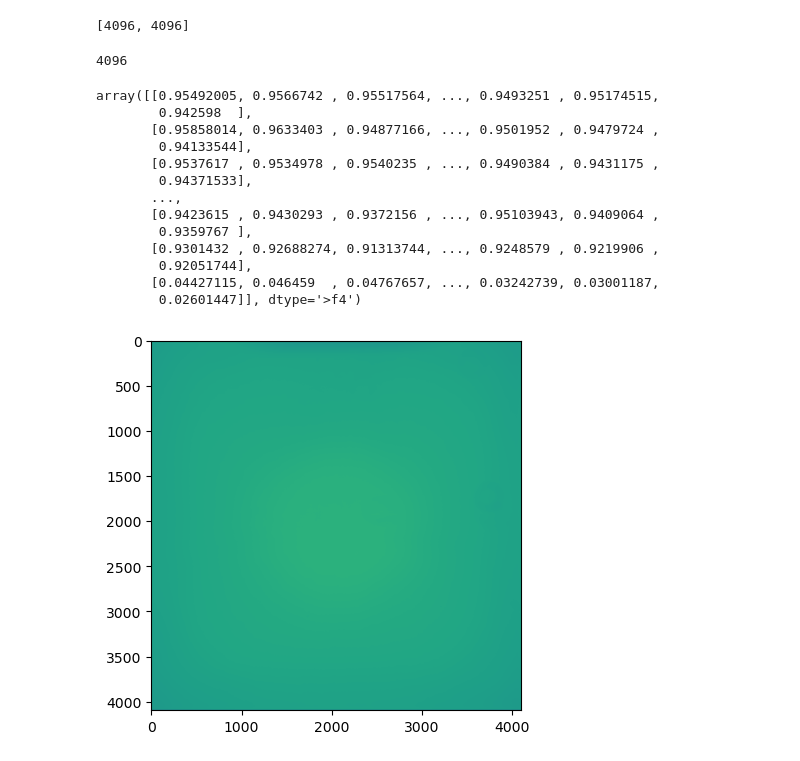
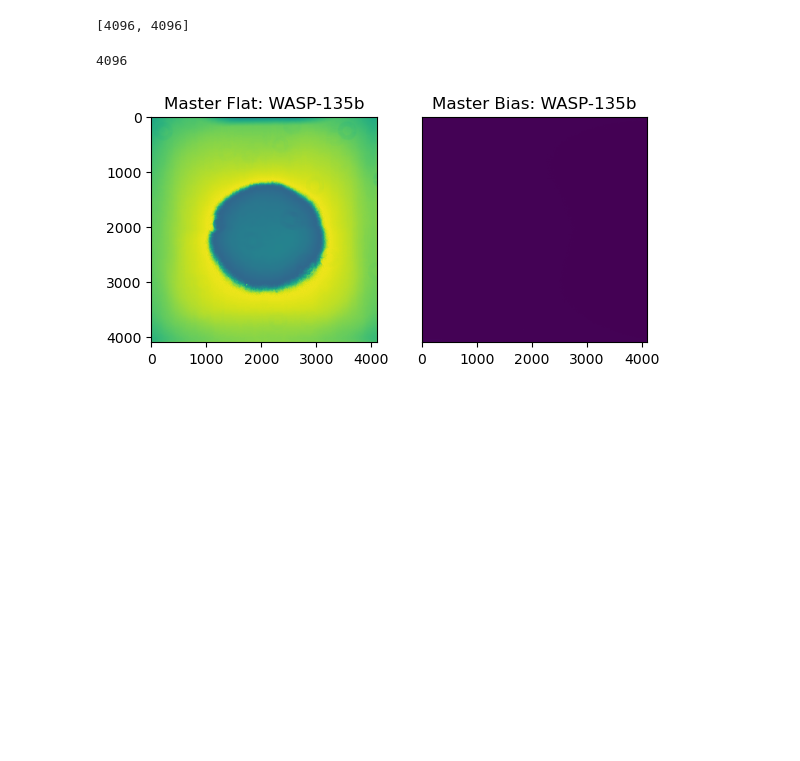
Before and after one commit to STEPUP-AstroPGH/LightKurveDEMO, a Jupyter notebook: doc_examples/image_correction.ipynb, the cells around one changed output. Saved outputs shown, nothing was run; the diff lists cells and outputs as text; code cells hidden in the pictures; blank space fills up the shorter version.

Commit message:
master flat/bias code should be in good shape... needs a double check.

```diff
--- a/doc_examples/image_correction.ipynb
+++ b/doc_examples/image_correction.ipynb
@@ -2,6 +2,7 @@
 <h1>Image Correction Tests</h1>
 <p>- Here we will use the master flats and biases to calibrate images.</p>
 # %%
+
 '''
 load images the same way as did last time
 '''
@@ -13,13 +14,14 @@ import matplotlib.pyplot as plt
 %matplotlib inline
 
 #user specific path...
-directory = '/Users/spencerfreeman/Desktop/stepUp/skuban-freeman2024-07-8'
+directory = '/Users/spencerfreeman/Desktop/stepUp/freeman2024-09-03'
+transit_name = 'WASP-135b'
 #this linked list stores float arrays of each image, these can be manipulated.
 
 
 light_frame_indicator = "lrp"
-flat_frame_indicator = "mflat.fit"
-bias_frame_indicator = "mbias.fit"
+flat_frame_indicator = "frp.fit"
+bias_frame_indicator = "bias.fit"
 
 '''
 if it turns out we need more information from the fits images, then the file objects must be adjusted in these methods.
@@ -98,49 +100,60 @@ return_dimensions(flats[0])
 # %%
 '''
 Here we will take the average of across the flats and bias images to obtain master flats and biases.
 If we only have one flat and/or bias loaded, we can skip this step.
 '''
-def average_flats(flats):
+import matplotlib.ticker as ticker
+fig, (ax1, ax2) = plt.subplots(1,2)
+
+def average_flats(flats, biases, total_flats, total_biases):
 
     dimensions = return_dimensions(flats[0])
     print(dimensions[1])
     master_flat = [[0]*dimensions[1]]*dimensions[0]
 
     if(len(flats) == 0):
-        print("image load failure, please check path and retry.")
-        return
+        print("***image load failure, please check path and retry.***")
     #case in which only one flat is present
     elif(len(flats) == 1):
         master_flat = flats[0]
-        plt.imshow(master_flat)
+        ax1.imshow(master_flat)
+        ax1.set_title("Master Flat: {0}".format(transit_name))
         return master_flat
     elif(len(flats)>1):
-        for pixel_array in flats:
-            for i in range(0,dimensions[0]):
-                for j in range(0, dimensions[1]):
-                    #populate the master flat array with the average pixel values across all flats.
-                    master_flat[i][j] += pixel_array[i][j]/len(flats)
+        '''
+        *to build a master flat image we will average the flats and then subtract the average of the biases.*
+        '''
+        flat_sum = sum(flats)
+        bias_sum = sum(biases)
+        average_flat = flat_sum/total_flats
+        average_bias = bias_sum/total_biases
+        master_flat = average_flat - average_bias
+        ax1.imshow(master_flat)
+        ax1.set_title("Master Flat: {0}".format(transit_name))
         return master_flat
-    plt.imshow(master_flat)
-
-    def average_biases(biases):
-        return
 
 
-average_flats(flats)
+
+def average_biases(biases, total_biases):
+    if(len(biases) == 0):
+        print("***image load failure, please check path and retry.***")
+    elif(len(biases) == 1):
+        master_bias = biases[0]
+        pax2.imshow(master_bias)
+        ax2.set_title("Master Bias: {0}".format(transit_name))
+        return master_bias
+    elif(len(biases) > 1):
+        bias_sum = sum(biases)
+        master_bias = bias_sum/total_biases
+        ax2.imshow(master_bias)
+        ax2.set_title("Master Bias: {0}".format(transit_name))
+        #hide the tick marks on the master bias plot
+        ax2.yaxis.set_major_locator(ticker.NullLocator())
+        return master_bias
+
+
+master_flat = average_flats(flats, biases, len(flats), len(biases))
+master_bias = average_biases(biases, len(biases))
 # %% [output]
 4096
-array([[0.95492005, 0.9566742 , 0.95517564, ..., 0.9493251 , 0.95174515,
-        0.942598  ],
-       [0.95858014, 0.9633403 , 0.94877166, ..., 0.9501952 , 0.9479724 ,
-        0.94133544],
-       [0.9537617 , 0.9534978 , 0.9540235 , ..., 0.9490384 , 0.9431175 ,
-        0.94371533],
-       ...,
-       [0.9423615 , 0.9430293 , 0.9372156 , ..., 0.95103943, 0.9409064 ,
-        0.9359767 ],
-       [0.9301432 , 0.92688274, 0.91313744, ..., 0.9248579 , 0.9219906 ,
-        0.92051744],
-       [0.04427115, 0.046459  , 0.04767657, ..., 0.03242739, 0.03001187,
-        0.02601447]], dtype='>f4')
-[figure, old version]
+[figure, new version]
```
Also changed, not shown: parts of 1 cell of this notebook.
